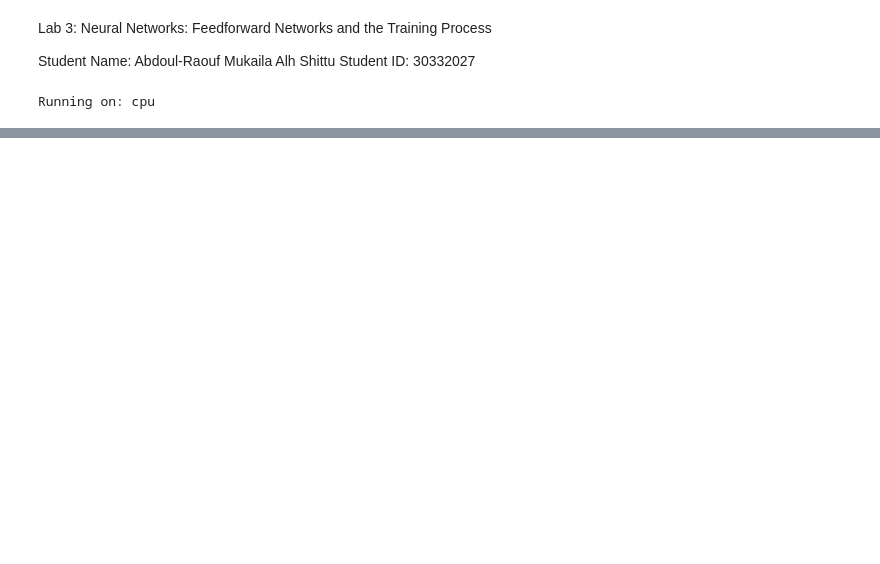
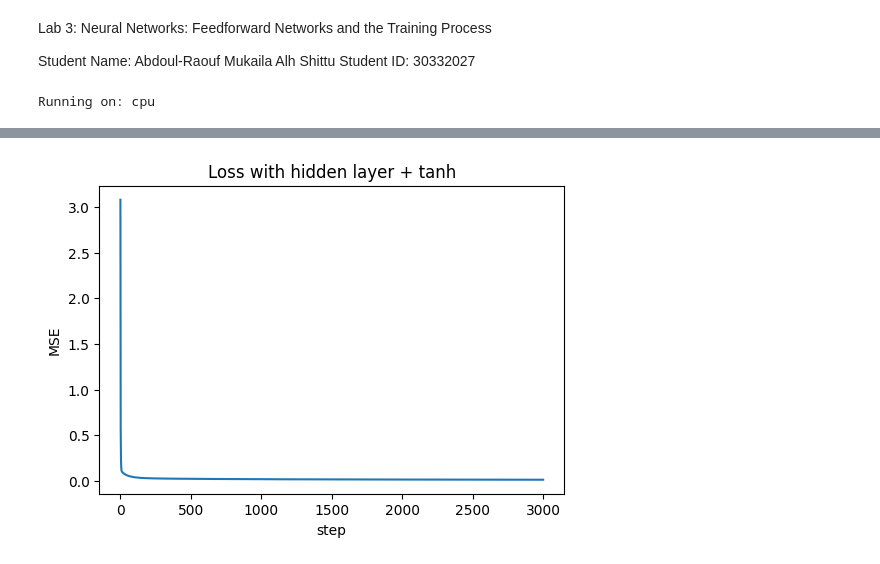
Before and after one commit to mukailaalhshituabr-cyber/lab-3, a Jupyter notebook: lab_3.ipynb, the cells around one changed output, grey strips where cells are left out. Saved outputs shown, nothing was run; the diff lists cells and outputs as text; code cells hidden in the pictures; blank space fills up the shorter version.

```diff
--- a/lab_3.ipynb
+++ b/lab_3.ipynb
@@ -103,26 +120,100 @@ No losses recorded
 # %%
-
 # Part 1.2 — Hidden layers and activations: why depth helps
 # TODO: Initialise parameters
+np.random.seed(RANDOM_STATE)
+
+n_hidden = 8
 #   W1: shape (1, 8),  b1: shape (8,)
+W1 = np.random.randn(1, n_hidden) * 0.5
+b1 = np.zeros(n_hidden)
 #   W2: shape (8, 1),  b2: shape (1,)
+W2 = np.random.randn(n_hidden, 1) * 0.5
+b2 = np.zeros(1)
 #   Small random values (e.g. np.random.randn(...) * 0.5)
+# Reshape x for matrix multiplication
+x  = x.reshape(-1, 1)  # shape (100, 1)
+y  = y.reshape(-1, 1)  # shape (100, 1)
 
 # TODO: Forward pass (keep the intermediate values — you need them for backprop):
+lr = 0.05
+n_steps = 3000
+losses_hidden = []
+
+for step in range(n_steps):
 #   z1 = x @ W1 + b1        # pre-activation, shape (100, 8)
-#   h  = np.tanh(z1)        # activation
+  z1 = x  @ W1 + b1
+  h  = np.tanh(z1)        # activation
 #   y_hat = h @ W2 + b2     # output, shape (100, 1)
-#   loss  = np.mean((y_hat - y) ** 2)
+  y_hat = h @ W2 + b2
+  loss  = np.mean((y_hat - y ) ** 2)
+  losses_hidden.append(loss)
+
 
 # TODO: Backward pass (the chain rule, layer by layer):
 #   d_yhat = 2 * (y_hat - y) / len(y)
+  d_yhat = 2 * (y_hat - y ) / len(y )
 #   dW2 = h.T @ d_yhat ;  db2 = d_yhat.sum(axis=0)
+  dw2 = h.T @ d_yhat
+  db2 = d_yhat.sum(axis=0)
 #   dh  = d_yhat @ W2.T
+  dh = d_yhat @ W2.T
 #   dz1 = dh * (1 - np.tanh(z1) ** 2)     # derivative of tanh
+  d_z1 = dh * (1 - np.tanh(z1) ** 2)
 #   dW1 = x.T @ dz1 ;  db1 = dz1.sum(axis=0)
+  dw1 = x .T @ d_z1
+  db1 = d_z1.sum(axis=0)
+
 
 # TODO: Update all parameters with learning rate lr, loop for ~3000 steps,
 #   record the loss.
+  W1 -= lr * dw1; b1 -= lr * db1
+  W2 -= lr * dw2; b2 -= lr * db2
 
 # TODO: Plot the loss curve AND the final fit over the data.
+print("Final loss (with tanh):", losses_hidden[-1])
+
+plt.figure(figsize=(6, 4))
+plt.plot(losses_hidden)
+plt.xlabel("step");
+plt.ylabel("MSE")
+plt.title("Loss with hidden layer + tanh")
+plt.show()
+
+plt.figure(figsize=(6, 4))
+plt.scatter(x, y, label="Data")
+plt.plot(x, y_hat, color="red", label="Neural Network")
+plt.legend()
+plt.title("Neural Network Fit")
+plt.show()
+
 #   Then re-run with the tanh REMOVED (h = z1). What happens to the fit?
+np.random.seed(RANDOM_STATE)
+W1b = np.random.randn(1, n_hidden) * 0.5; b1b = np.zeros(n_hidden)
+W2b = np.random.randn(n_hidden, 1) * 0.5; b2b = np.zeros(1)
+losses_linear = []
+
+for step in range(n_steps):
+    z1 = x  @ W1b + b1b
+    h = z1                       # <-- tanh removed: identity activation
+    y_hat = h @ W2b + b2b
+    loss = np.mean((y_hat - y ) ** 2)
+    losses_linear.append(loss)
+
+    d_yhat = 2 * (y_hat - y ) / len(y )
+    dW2b = h.T @ d_yhat; db2b = d_yhat.sum(axis=0)
+    dh = d_yhat @ W2b.T
+    dz1 = dh * 1.0                # derivative of the identity function is 1
+    dW1b = x .T @ dz1; db1b = dz1.sum(axis=0)
+
+    W1b -= lr * dW1b; b1b -= lr * db1b
+    W2b -= lr * dW2b; b2b -= lr * db2b
+
+print("Final loss (no tanh, linear):", losses_linear[-1])
+
+plt.figure(figsize=(6, 4))
+plt.scatter(x, y, label="Data")
+plt.plot(x, y_hat, color="green", label="Without tanh")
+plt.legend()
+plt.title("Linear Network Fit")
+plt.show()
+# %% [output]
@@ -128,0 +221 @@ No losses recorded
+[figure, added]
```
Also changed, not shown: parts of 8 cells of this notebook.
